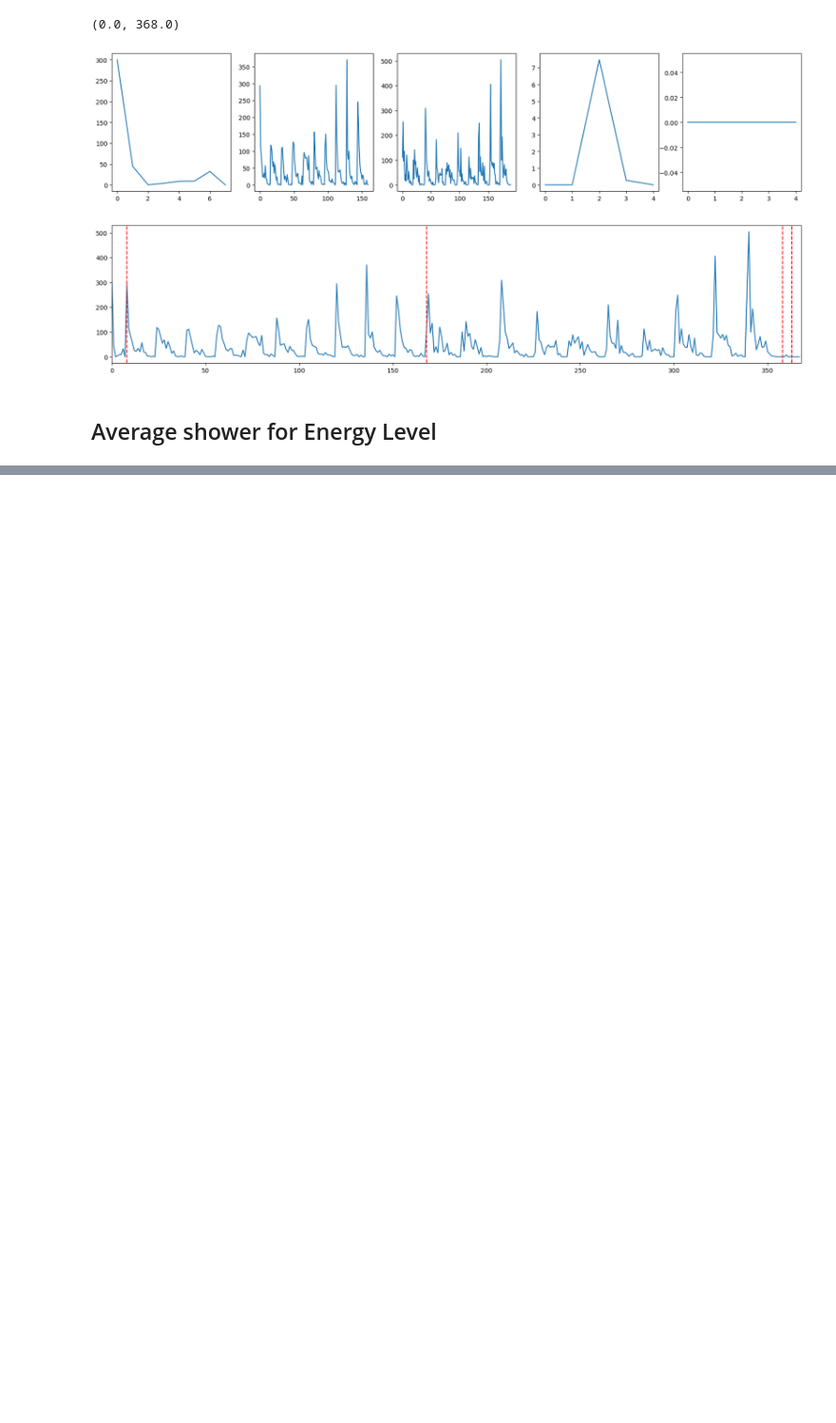
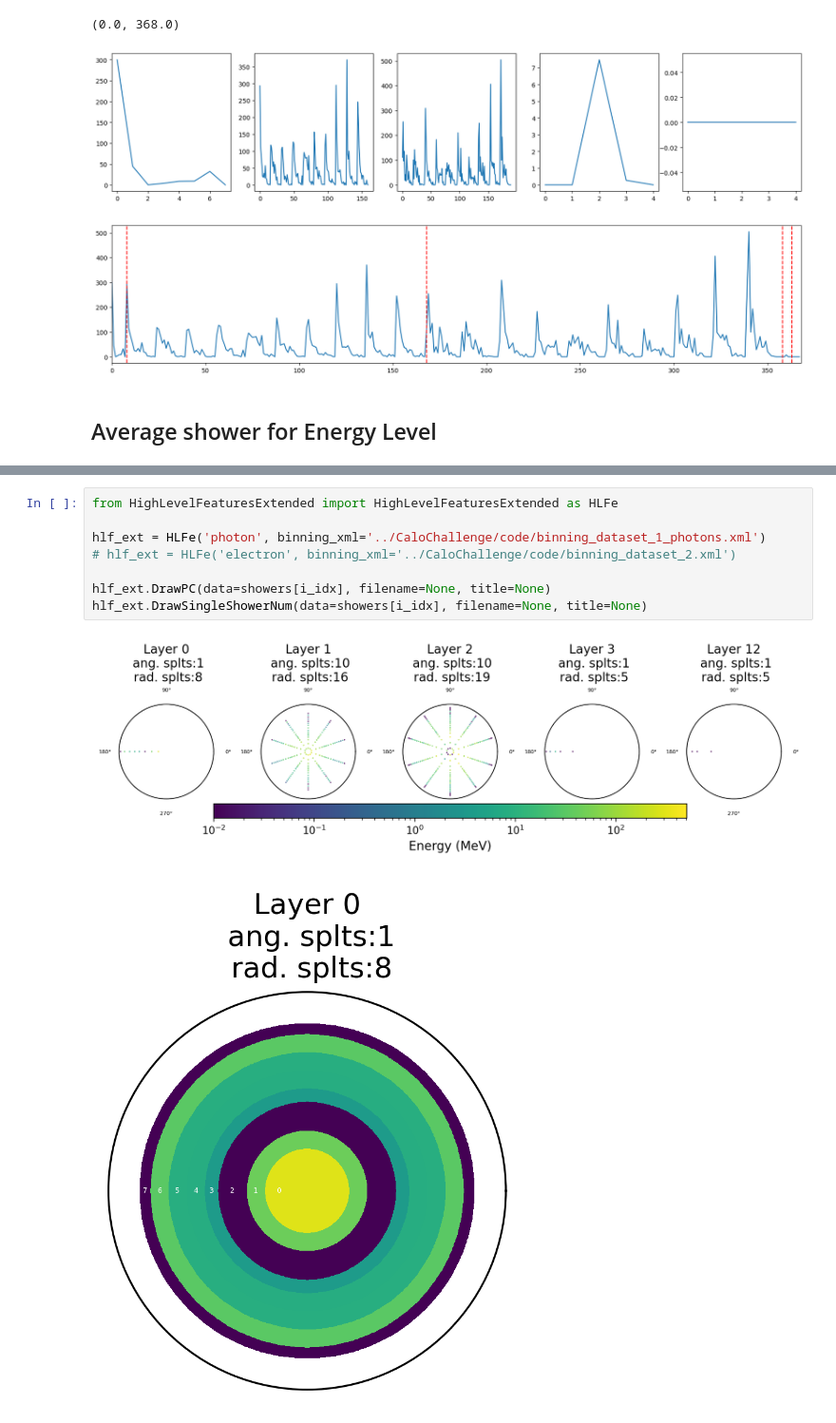
Before and after one commit to pgeorgantopoulos/fastsim, a Jupyter notebook: CaloChallenge-data.ipynb, the cells around one changed output, grey strips where cells are left out. Shown at 95% size. Cells and saved outputs as stored; diff of their text form; blank space fills up the shorter version.

```diff
--- a/CaloChallenge-data.ipynb
+++ b/CaloChallenge-data.ipynb
@@ -134,0 +155,11 @@ plt.legend()
+# %%
+from HighLevelFeaturesExtended import HighLevelFeaturesExtended as HLFe
+
+hlf_ext = HLFe('photon', binning_xml='../CaloChallenge/code/binning_dataset_1_photons.xml')
+# hlf_ext = HLFe('electron', binning_xml='../CaloChallenge/code/binning_dataset_2.xml')
+
+hlf_ext.DrawPC(data=showers[i_idx], filename=None, title=None)
+hlf_ext.DrawSingleShowerNum(data=showers[i_idx], filename=None, title=None)
+# %% [output]
+[figure, added]
+[figure, added]
```
Also changed, not shown: parts of 6 cells of this notebook, 2 other files.
